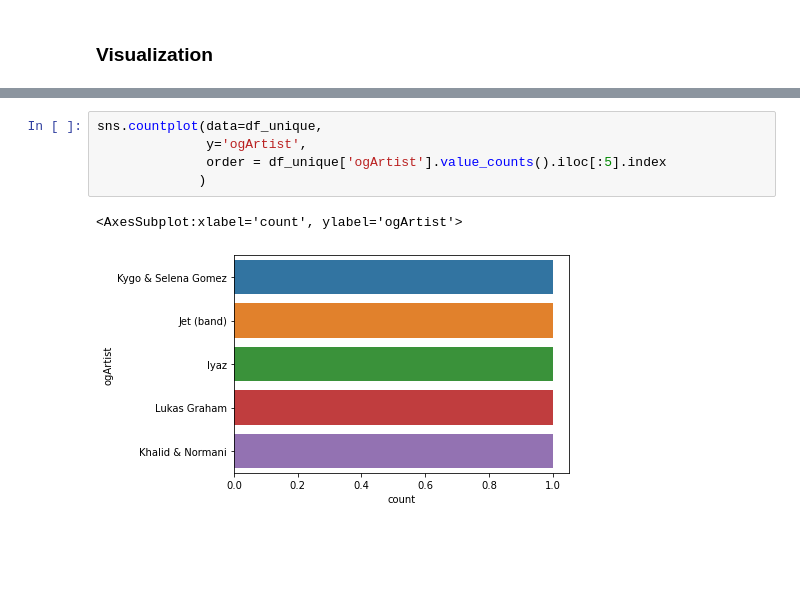
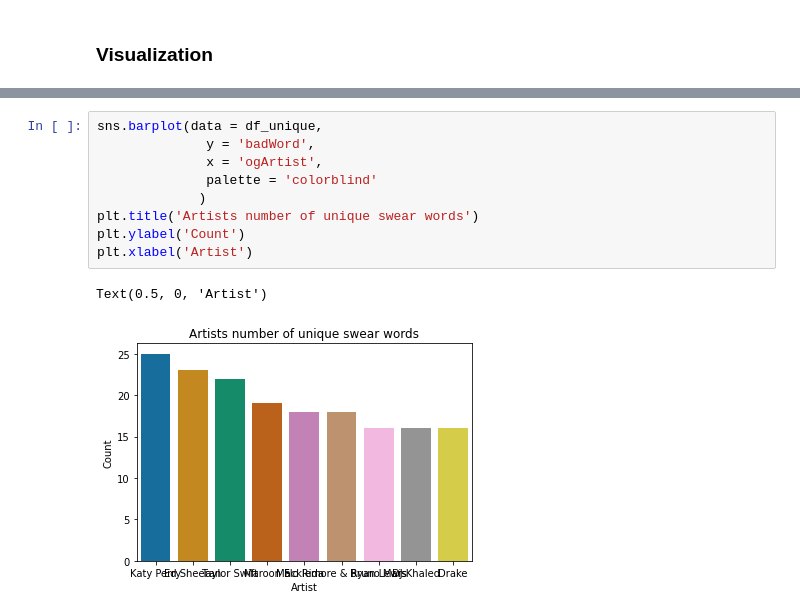
Before and after one commit to data301-2020-winter2/course-project-group_1052, a Jupyter notebook: analysis/Thomas/Tom_Milestone_2_Task_4.ipynb, the cells around one changed output, grey strips where cells are left out. Saved outputs shown, nothing was run; the diff lists cells and outputs as text; blank space fills up the shorter version.

```diff
--- a/analysis/Thomas/Tom_Milestone_2_Task_4.ipynb
+++ b/analysis/Thomas/Tom_Milestone_2_Task_4.ipynb
@@ -107,8 +99,12 @@ sns.barplot(data=df_unique,
-# %%
-sns.countplot(data=df_unique,
-              y='ogArtist',
-              order = df_unique['ogArtist'].value_counts().iloc[:5].index
-             )
-# %% [output]
-<AxesSubplot:xlabel='count', ylabel='ogArtist'>
-[figure, removed]
+# %%
+sns.barplot(data = df_unique,
+              y = 'badWord',
+              x = 'ogArtist',
+              palette = 'colorblind'
+             )
+plt.title('Artists number of unique swear words')
+plt.ylabel('Count')
+plt.xlabel('Artist')
+# %% [output]
+Text(0.5, 0, 'Artist')
+[figure, added]
```
Also changed, not shown: parts of 8 cells of this notebook, 1 other file.
